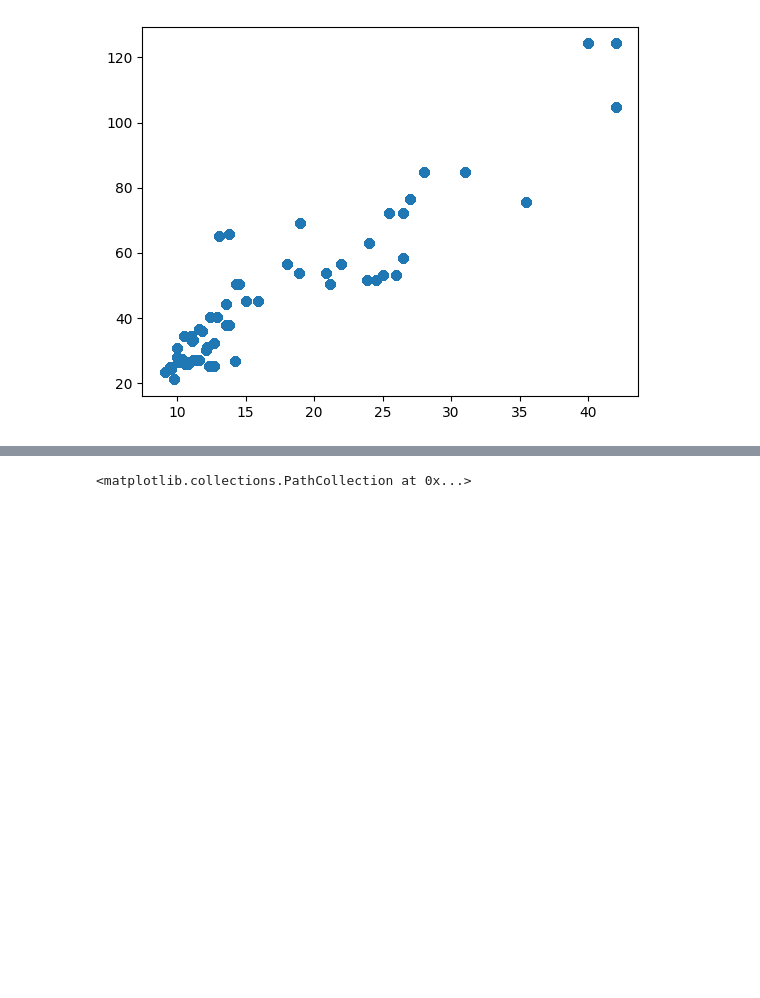
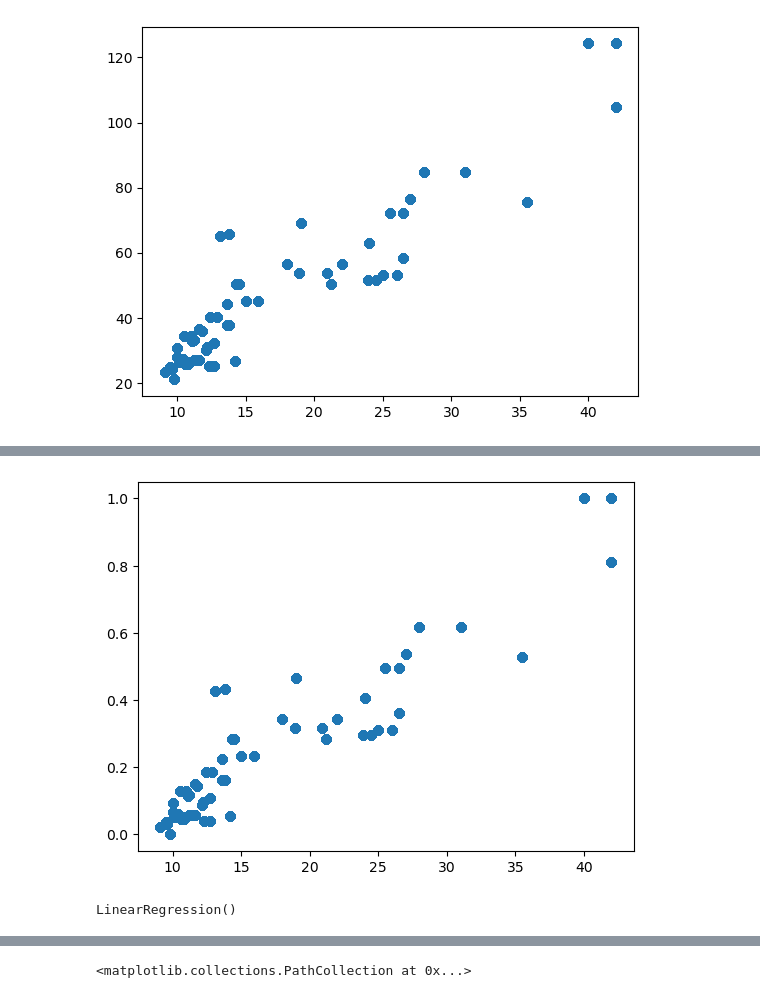
Before and after one commit to xxNaokixx/RealEstate-Aanlytics, a Jupyter notebook: tech0-suumo.ipynb, the cells around one changed output, grey strips where cells are left out. Cells and saved outputs as stored; diff of their text form; code cells hidden in the pictures; blank space fills up the shorter version.

```diff
--- a/tech0-suumo.ipynb
+++ b/tech0-suumo.ipynb
@@ -740,0 +743,3 @@ Note: you may need to restart the kernel to use updated packages.
+# %%
+x = target_data
+y = df[1]
@@ -740,0 +748,5 @@ Note: you may need to restart the kernel to use updated packages.
+# %%
+plt.plot(x, y, 'o')
+plt.show()
+# %% [output]
+[figure, added]
@@ -740,0 +757,4 @@ Note: you may need to restart the kernel to use updated packages.
+# %%
+model_lr.fit(x, y)
+# %% [output]
+LinearRegression()
```
Also changed, not shown: parts of 21 cells of this notebook, 2 other files.
